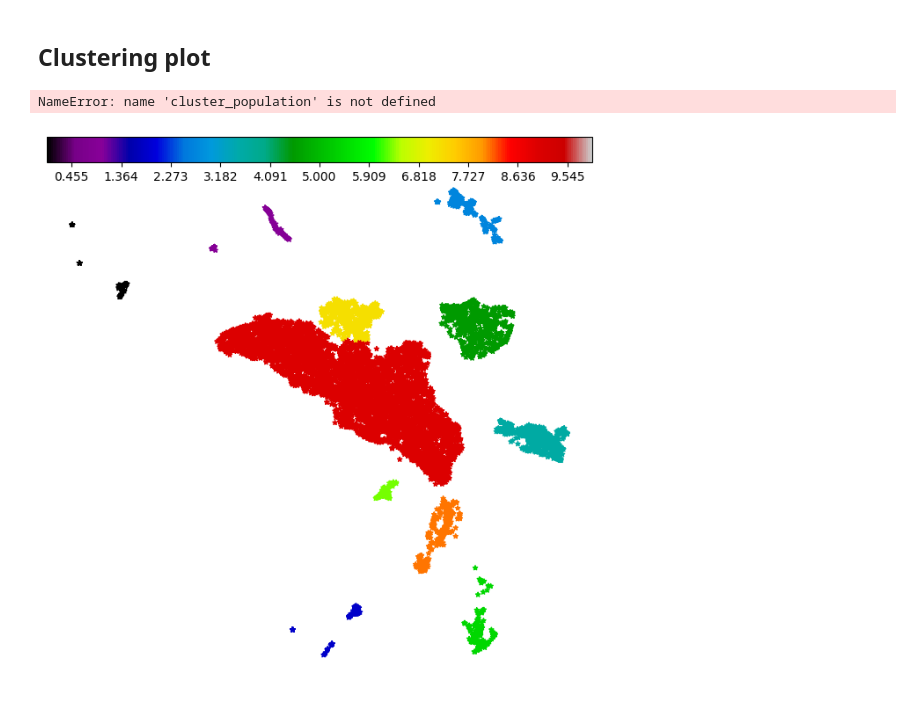
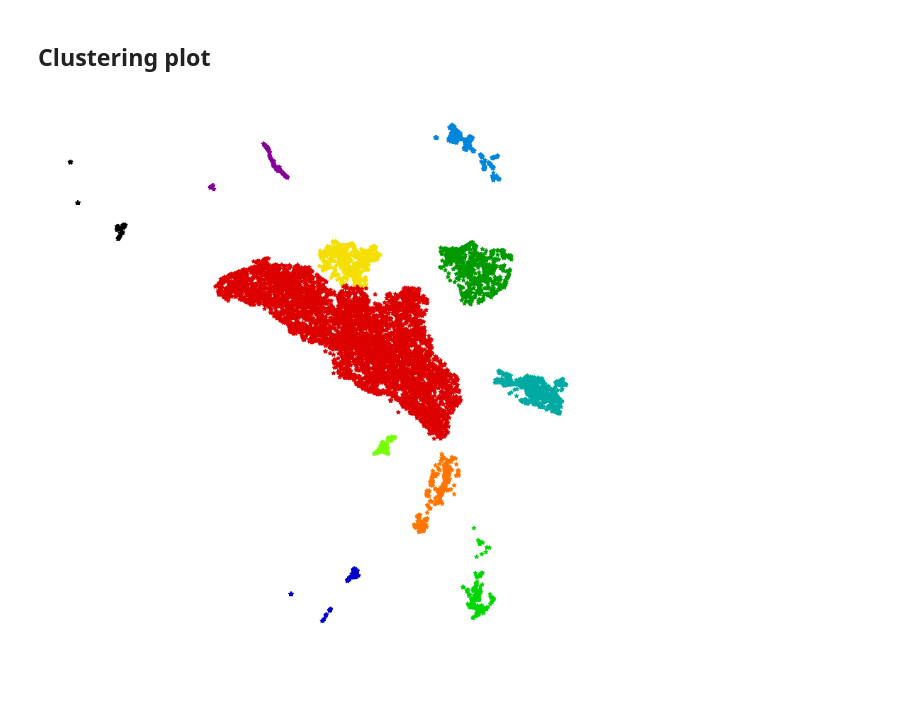
Before and after one commit to amjams/Identify, a Jupyter notebook: scripts/data_visualization/Figure_3Clustering.ipynb, the cells around one changed output. Saved outputs shown, nothing was run; the diff lists cells and outputs as text; code cells hidden in the pictures.

```diff
--- a/scripts/data_visualization/Figure_3Clustering.ipynb
+++ b/scripts/data_visualization/Figure_3Clustering.ipynb
@@ -46,45 +46,32 @@ outliers = False
 clustered = (cluster_labels >= 0)
 
 # Colors
 cmap = plt.get_cmap('nipy_spectral')
 cmap_idx = np.linspace(0, 0.9,n_clusters)
 colors = [cmap(cmap_idx[i]) for i in range(n_clusters)]
 
 
 # start figure
 f, ax = plt.subplots(figsize=(8,8))
 sns.despine(left=True, bottom=True, right=True)
 
 if outliers:
     ax.scatter(embeddings[~clustered, 0],embeddings[~clustered, 1],color=(0.5, 0.5, 0.5),s=5,marker='x',alpha=1)
     ax.scatter(embeddings[~clustered, 0],embeddings[~clustered, 1],color=(0.5, 0.5, 0.5),s=5,marker='x',alpha=0.1)
 
 high_cmap = ListedColormap([colors[i] for i in np.unique(cluster_labels[clustered])])
 sct1 = ax.scatter(embeddings[clustered, 0],embeddings[clustered, 1],c=LabelEncoder().fit_transform(cluster_labels[clustered]),marker='*',s=15,cmap=high_cmap, alpha=1);
 
 # just for the cbar
 sct3 = ax.scatter(embeddings[clustered, 0],embeddings[clustered, 1],c=cluster_labels[clustered],marker='.',s=0,cmap=cmap, alpha=1);
 
 
 ax.tick_params(axis='x',which='both',bottom=False,top=False,labelbottom=False)
 ax.tick_params(axis='y',which='both',bottom=False,top=False,labelbottom=False)
 plt.axis('off')
 
-divider = make_axes_locatable(ax)
-cax = divider.append_axes('top', size='5%', pad=0.05)
-
-cbar = f.colorbar(sct3, cax=cax, orientation='horizontal')
-tick_locs = (np.arange(n_clusters) + 0.5)*(n_clusters-1)/n_clusters
-cbar.set_ticks(tick_locs)
-list1 = ["%s" % x for x in np.arange(n_clusters)]
-#list2 = ["\n(%s)" % y for y in cluster_population]
-ticklbls = [m+n for m,n in zip(list1,list2)]
-cbar.set_ticklabels(ticklbls)
-cbar.ax.tick_params(labelsize=10)
-cbar.ax.set_title('Endmembers (total = %d)' % cluster_population.sum(),size=10)
-
 
 f.tight_layout()
+plt.savefig('../svg/figure_3Clustering.svg')
 # %% [output]
-NameError: name 'cluster_population' is not defined
-[figure, old version]
+[figure, new version]
```
Also changed, not shown: 2 other files.
